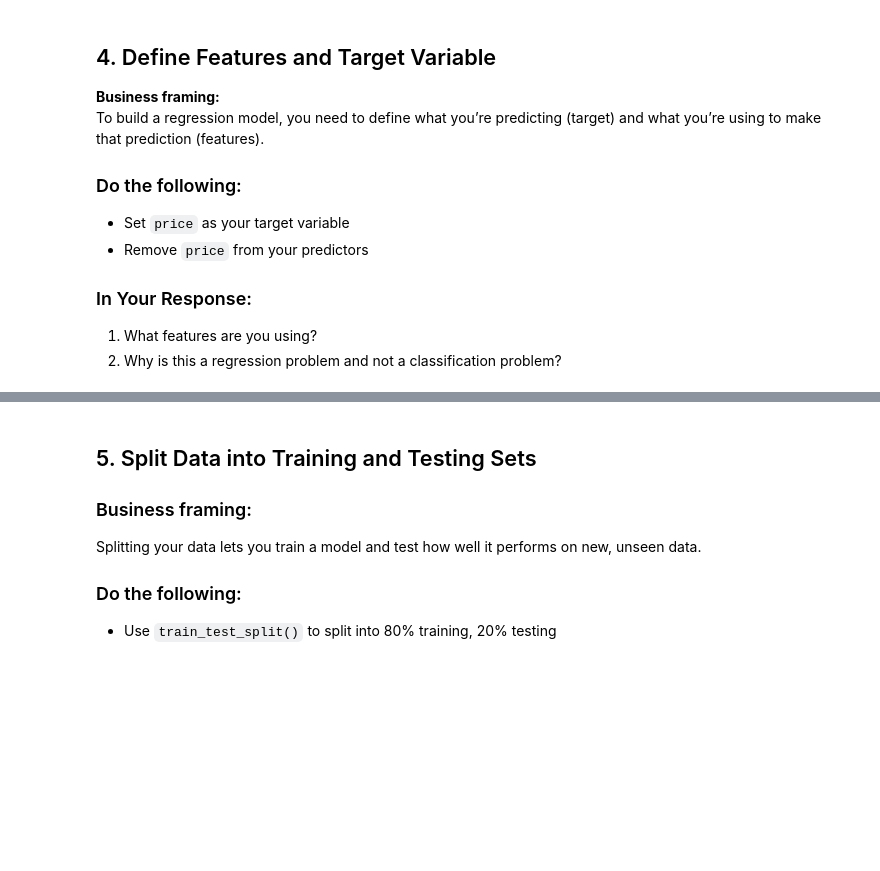
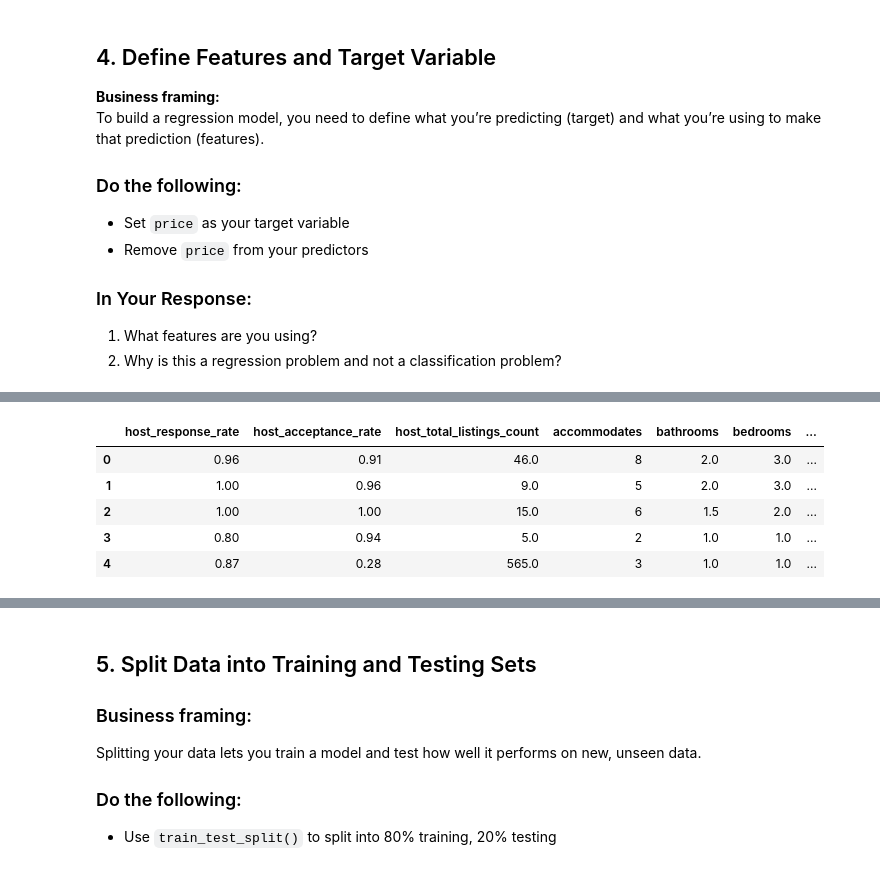
Before and after one commit to amillie100/MillerMan, a Jupyter notebook: Assignments/assignment_11_regression.ipynb, the cells around one changed output, grey strips where cells are left out. Cells and saved outputs as stored; diff of their text form; code cells hidden in the pictures; blank space fills up the shorter version.

```diff
--- a/Assignments/assignment_11_regression.ipynb
+++ b/Assignments/assignment_11_regression.ipynb
@@ -80,0 +118,17 @@ Some columns — like post IDs or text — may not help us predict price and cou
+# %%
+# List of columns to drop that are identifiers, URLs, or free-form text
+columns_to_drop = [
+    'id', 'listing_url', 'last_scraped', 'name', 'description',
+    'neighborhood_overview', 'picture_url', 'host_id', 'host_url',
+    'host_name', 'host_since', 'host_location', 'host_about',
+    'host_thumbnail_url', 'host_picture_url', 'host_verifications',
+    'neighbourhood', 'calendar_last_scraped', 'first_review', 'last_review',
+    'bathrooms_text'
+]
+
+# Drop the columns if they exist in the DataFrame
+df = df.drop(columns=[col for col in columns_to_drop if col in df.columns], errors='ignore')
+
+print("Columns dropped successfully. Displaying the first few rows of the updated DataFrame:")
+display(df.head())
+print(f"\nNew DataFrame shape: {df.shape}")
@@ -120,0 +210,57 @@ To build a regression model, you need to define what you’re predicting (target
+# %%
+# Drop rows where 'price' is NaN, as it's our target variable
+df_cleaned = df.dropna(subset=['price']).copy()
+
+# --- Feature Engineering & Cleaning ---
+
+# Convert host_response_rate and host_acceptance_rate to numeric
+# Fill NaN values before conversion or handle them after as a separate category
+df_cleaned['host_response_rate'] = df_cleaned['host_response_rate'].str.replace('%', '', regex=False).astype(float) / 100
+df_cleaned['host_acceptance_rate'] = df_cleaned['host_acceptance_rate'].str.replace('%', '', regex=False).astype(float) / 100
+
+# Identify numerical features (excluding 'price' and other non-numeric/identifier columns)
+numerical_features = [
+    'host_response_rate', 'host_acceptance_rate',
+    'host_total_listings_count', 'accommodates', 'bathrooms', 'bedrooms', 'beds',
+    'minimum_nights', 'maximum_nights', 'minimum_minimum_nights', 'maximum_minimum_nights',
+    'minimum_maximum_nights', 'maximum_maximum_nights', 'minimum_nights_avg_ntm',
+    'maximum_nights_avg_ntm', 'availability_30', 'availability_60', 'availability_90',
+    'availability_365', 'number_of_reviews', 'number_of_reviews_ltm', 'number_of_reviews_l30d',
+    'availability_eoy', 'number_of_reviews_ly', 'estimated_occupancy_l365d',
+    'estimated_revenue_l365d', 'review_scores_rating', 'review_scores_accuracy',
+    'review_scores_cleanliness', 'review_scores_checkin', 'review_scores_communication',
+    'review_scores_location', 'review_scores_value', 'calculated_host_listings_count',
+    'calculated_host_listings_count_entire_homes', 'calculated_host_listings_count_private_rooms',
+    'calculated_host_listings_count_shared_rooms', 'reviews_per_month',
+    'latitude', 'longitude' # Including lat/long as numerical features
+]
+
+# Identify categorical features to one-hot encode
+categorical_features = [
+    'source', 'host_response_time', 'host_is_superhost', 'property_type', 'room_type',
+    'host_has_profile_pic', 'host_identity_verified', 'neighbourhood_cleansed',
+    'neighbourhood_group_cleansed', 'has_availability', 'instant_bookable'
+]
+
+# Select numerical columns and impute missing values with the median
+# Using df_cleaned to avoid modifying the original df until necessary
+X_numerical = df_cleaned[numerical_features].fillna(df_cleaned[numerical_features].median())
+
+# Select categorical columns and apply one-hot encoding
+# handle_unknown='ignore' allows the model to work even if new categories appear in test set
+X_categorical = pd.get_dummies(df_cleaned[categorical_features], drop_first=True)
+
+# Combine numerical and one-hot encoded categorical features
+X = pd.concat([X_numerical, X_categorical], axis=1)
+
+# Define target variable
+y = df_cleaned['price']
+
+print(f"Shape of features (X): {X.shape}")
+print(f"Shape of target (y): {y.shape}")
+
+print("\nFirst 5 rows of features (X):")
+display(X.head())
+print("\nFirst 5 rows of target (y):")
+display(y.head())
+# %% [output]
@@ -120,0 +271,6 @@ To build a regression model, you need to define what you’re predicting (target
+|  | host_response_rate | host_acceptance_rate | host_total_listings_count | accommodates | bathrooms | bedrooms | ... |
+| 0 | 0.96 | 0.91 | 46.0 | 8 | 2.0 | 3.0 | ... |
+| 1 | 1.00 | 0.96 | 9.0 | 5 | 2.0 | 3.0 | ... |
+| 2 | 1.00 | 1.00 | 15.0 | 6 | 1.5 | 2.0 | ... |
+| 3 | 0.80 | 0.94 | 5.0 | 2 | 1.0 | 1.0 | ... |
+| 4 | 0.87 | 0.28 | 565.0 | 3 | 1.0 | 1.0 | ... |
```
Also changed, not shown: parts of 38 cells of this notebook.
